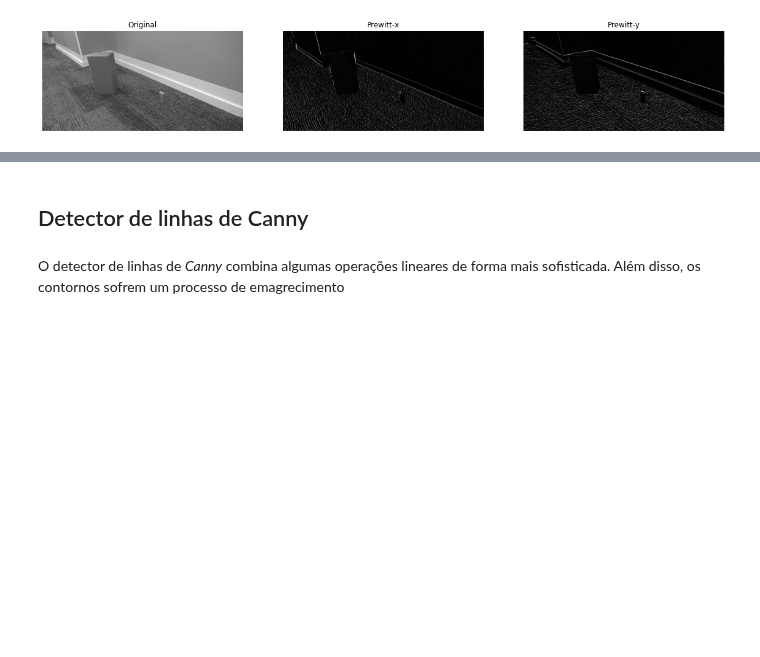
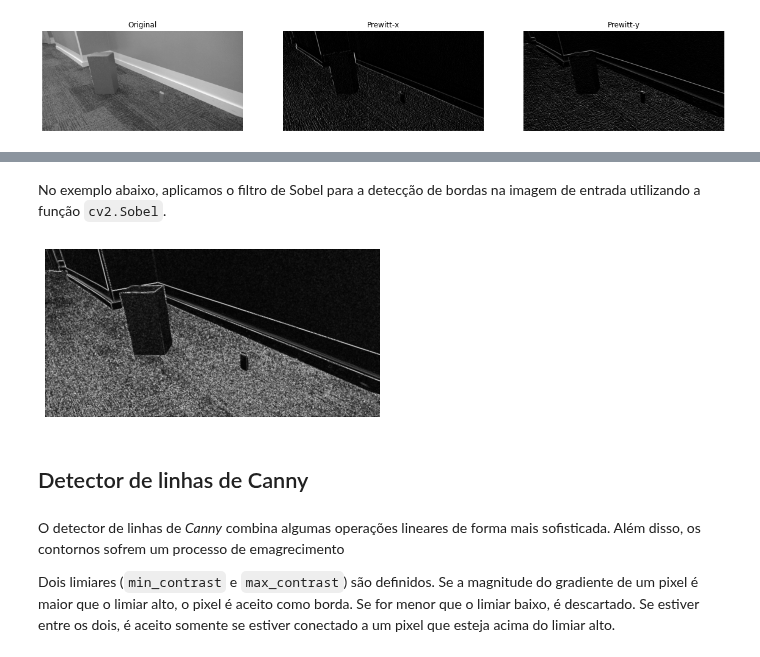
Before and after one commit to Insper/robotica-computacional, a Jupyter notebook: docs/modulos/03-visao/atividade1.ipynb, the cells around one changed output, grey strips where cells are left out. Drawn from its saved outputs; the diff is of its cells as text; code cells hidden in the pictures; blank space fills up the shorter version.

```diff
--- a/docs/modulos/03-visao/atividade1.ipynb
+++ b/docs/modulos/03-visao/atividade1.ipynb
@@ -168,8 +158,30 @@ NameError: name 'small' is not defined
+# %% [markdown]
+No exemplo abaixo, aplicamos o filtro de Sobel para a detecção de bordas na imagem de entrada utilizando a função `cv2.Sobel`.
+# %%
+# Calcular o gradiente em x
+sobelx = cv2.Sobel(img, cv2.CV_64F, 1, 0, ksize=3)
+
+# Calcular o gradiente em y
+sobely = cv2.Sobel(img, cv2.CV_64F, 0, 1, ksize=3)
+
+# Calcular a magnitude do gradiente
+magnitude = np.sqrt(sobelx**2 + sobely**2)
+
+# Converter para uint8
+magnitude = np.uint8(magnitude)
+
+plt.imshow(magnitude, cmap="gray")
+plt.axis('off')
+plt.show()
+# %% [output]
+[figure, added]
 # %% [markdown]
 ## Detector de linhas de Canny
 # %% [markdown]
 O detector de linhas de *Canny* combina algumas operações lineares de forma mais sofisticada.
 Além disso, os contornos sofrem um processo de emagrecimento
+
+Dois limiares (`min_contrast` e `max_contrast`) são definidos. Se a magnitude do gradiente de um pixel é maior que o limiar alto, o pixel é aceito como borda. Se for menor que o limiar baixo, é descartado. Se estiver entre os dois, é aceito somente se estiver conectado a um pixel que esteja acima do limiar alto.
 # %%
 min_contrast = 100
 max_contrast = 200
```
Also changed, not shown: parts of 17 cells of this notebook.
